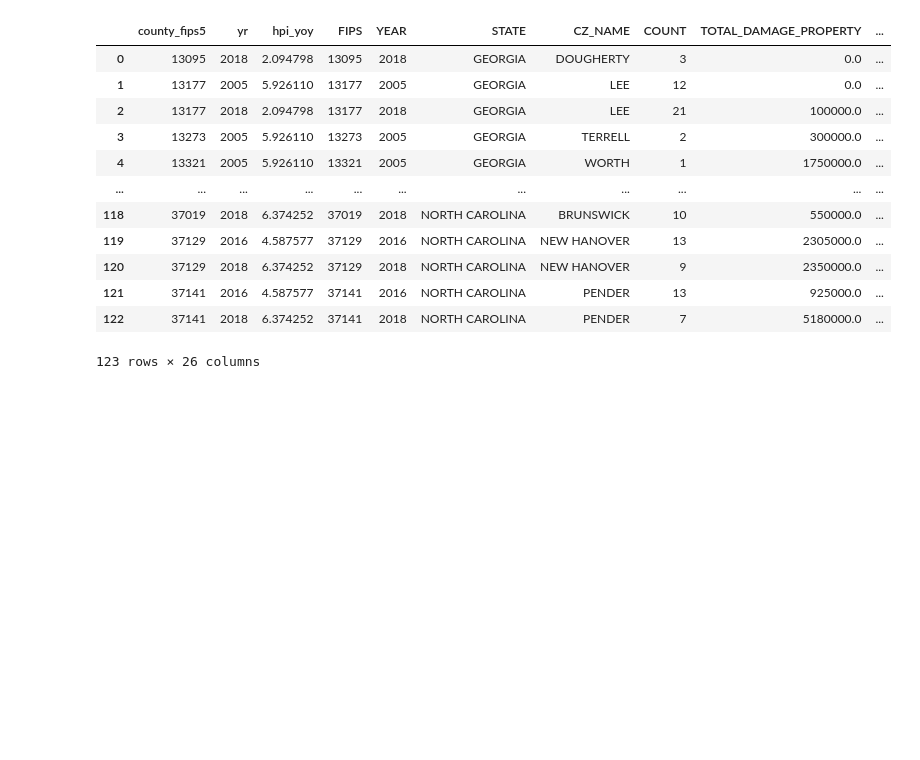
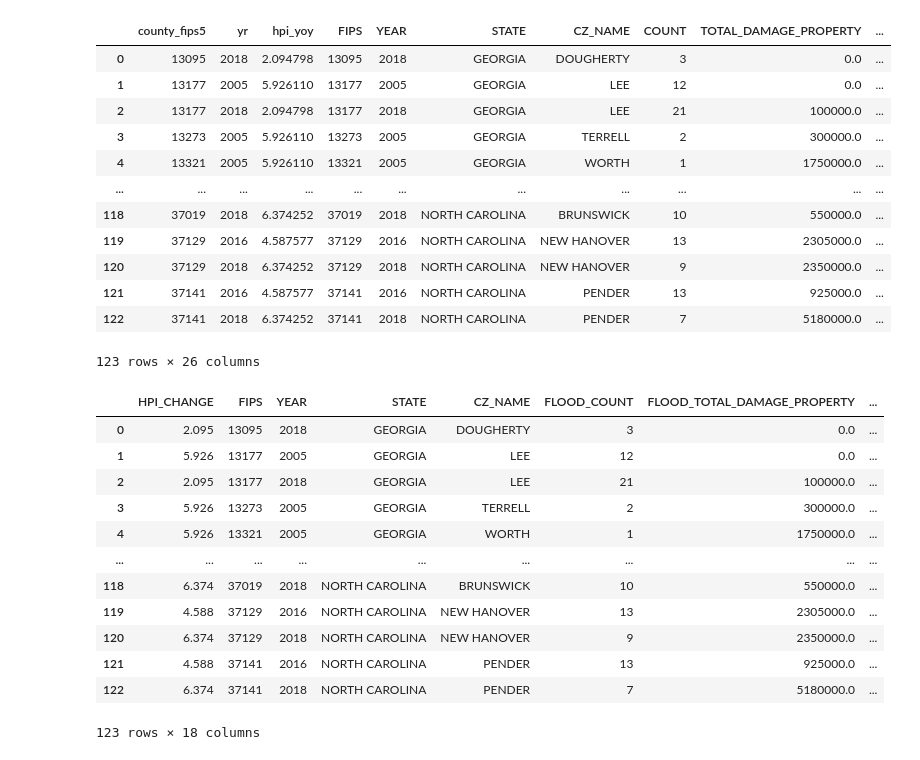
Before and after one commit to Ramil-cyber/Capstone_Citizensbank_climate-risk_insurance-exposure_monitoring, a Jupyter notebook: 03_code/data_exploration/cleaned_wildfire_drought_hpi_flood_heat_huricane.ipynb, the cells around one changed output. Cells and saved outputs as stored; diff of their text form; code cells hidden in the pictures; blank space fills up the shorter version.

```diff
--- a/03_code/data_exploration/cleaned_wildfire_drought_hpi_flood_heat_huricane.ipynb
+++ b/03_code/data_exploration/cleaned_wildfire_drought_hpi_flood_heat_huricane.ipynb
@@ -1,7 +1,9 @@
 # %%
 import pandas as pd
 
-df = pd.read_csv("/Users/ramilmammadov/Desktop/Capstone Project/GitHub Repo/Capstone_Citizensbank_climate-risk_insurance-exposure_monitoring/02_processed_data/wildfire_drought_hpi_flood_heat_huricane.csv")
+df = pd.read_csv(
+    "/Users/ramilmammadov/Desktop/Capstone Project/GitHub Repo/Capstone_Citizensbank_climate-risk_insurance-exposure_monitoring/02_processed_data/wildfire_drought_hpi_flood_heat_huricane.csv"
+)
 df
 # %% [output]
 |  | county_fips5 | yr | hpi_yoy | FIPS | YEAR | STATE | CZ_NAME | COUNT | TOTAL_DAMAGE_PROPERTY | ... |
@@ -17,3 +19,49 @@ df
 | 121 | 37141 | 2016 | 4.587577 | 37141 | 2016 | NORTH CAROLINA | PENDER | 13 | 925000.0 | ... |
 | 122 | 37141 | 2018 | 6.374252 | 37141 | 2018 | NORTH CAROLINA | PENDER | 7 | 5180000.0 | ... |
 123 rows × 26 columns
+# %%
+drop_cols = [
+    "county_fips5",
+    "yr",
+    "year_x",
+    "Year",
+    "County",
+    "State_ncei",
+    "State_fire",
+    "year_y",
+]
+df = df.drop(columns=[c for c in drop_cols if c in df.columns], errors="ignore")
+
+rename_map = {
+    "hpi_yoy": "HPI_CHANGE",
+    "CZ_Name": "COUNTY",
+    "COUNT": "FLOOD_COUNT",
+    "TOTAL_DAMAGE_PROPERTY": "FLOOD_TOTAL_DAMAGE_PROPERTY",
+    "TOTAL_DURATION_HOURS": "FLOOD_TOTAL_DURATION_HOURS",
+    "heat_index": "HEAT_INDEX",
+    "State_abbr": "STATE_ABBR",
+    "Annual_Mean_Index": "DROUGHT_INDEX",
+    "FIRE_FREQUENCY": "FIRE_COUNT",
+    "TOTAL_FIRE_SIZE": "FIRE_TOTAL_FIRE_SIZE",
+    "deaths_hurricane": "HURRICANE_DEATHS",
+    "injuries_hurricane": "HURRICANE_INJURIES",
+    "damage_hurricane": "HURRICANE_DAMAGE",
+}
+df = df.rename(columns={k: v for k, v in rename_map.items() if k in df.columns})
+
+df["HPI_CHANGE"] = pd.to_numeric(df["HPI_CHANGE"], errors="coerce").round(3)
+df
+# %% [output]
+|  | HPI_CHANGE | FIPS | YEAR | STATE | CZ_NAME | FLOOD_COUNT | FLOOD_TOTAL_DAMAGE_PROPERTY | ... |
+| 0 | 2.095 | 13095 | 2018 | GEORGIA | DOUGHERTY | 3 | 0.0 | ... |
+| 1 | 5.926 | 13177 | 2005 | GEORGIA | LEE | 12 | 0.0 | ... |
+| 2 | 2.095 | 13177 | 2018 | GEORGIA | LEE | 21 | 100000.0 | ... |
+| 3 | 5.926 | 13273 | 2005 | GEORGIA | TERRELL | 2 | 300000.0 | ... |
+| 4 | 5.926 | 13321 | 2005 | GEORGIA | WORTH | 1 | 1750000.0 | ... |
+| ... | ... | ... | ... | ... | ... | ... | ... | ... |
+| 118 | 6.374 | 37019 | 2018 | NORTH CAROLINA | BRUNSWICK | 10 | 550000.0 | ... |
+| 119 | 4.588 | 37129 | 2016 | NORTH CAROLINA | NEW HANOVER | 13 | 2305000.0 | ... |
+| 120 | 6.374 | 37129 | 2018 | NORTH CAROLINA | NEW HANOVER | 9 | 2350000.0 | ... |
+| 121 | 4.588 | 37141 | 2016 | NORTH CAROLINA | PENDER | 13 | 925000.0 | ... |
+| 122 | 6.374 | 37141 | 2018 | NORTH CAROLINA | PENDER | 7 | 5180000.0 | ... |
+123 rows × 18 columns
```
Also changed, not shown: parts of 1 cell of this notebook, 2 other files.
